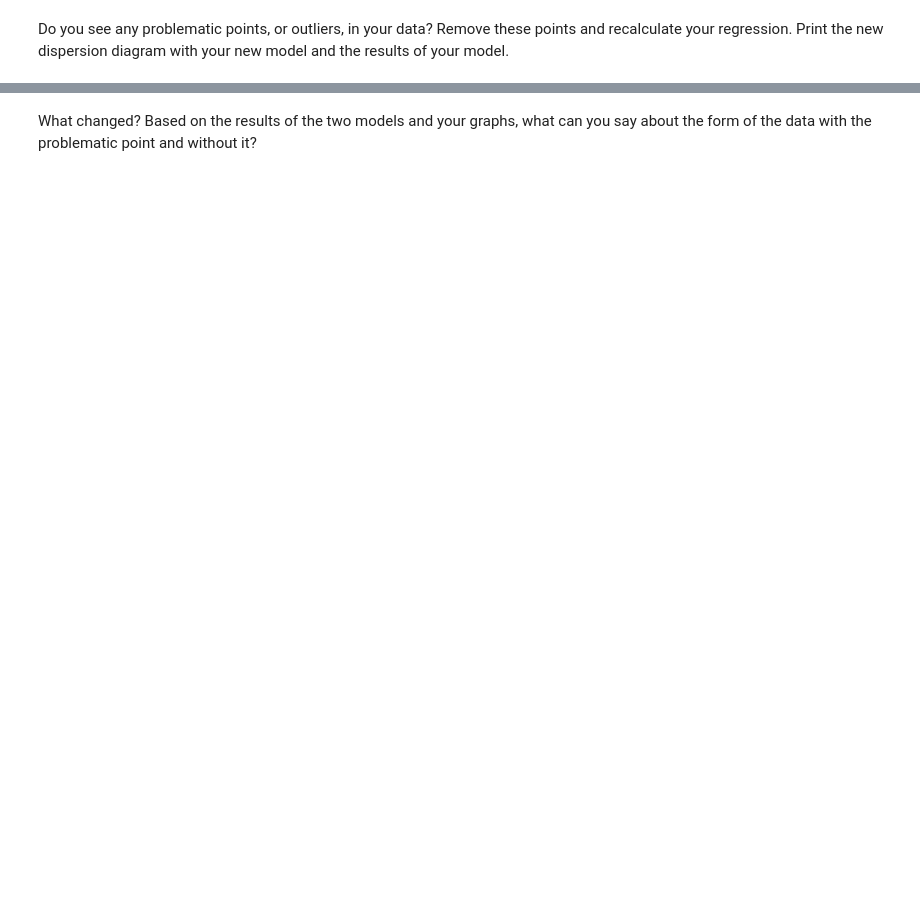
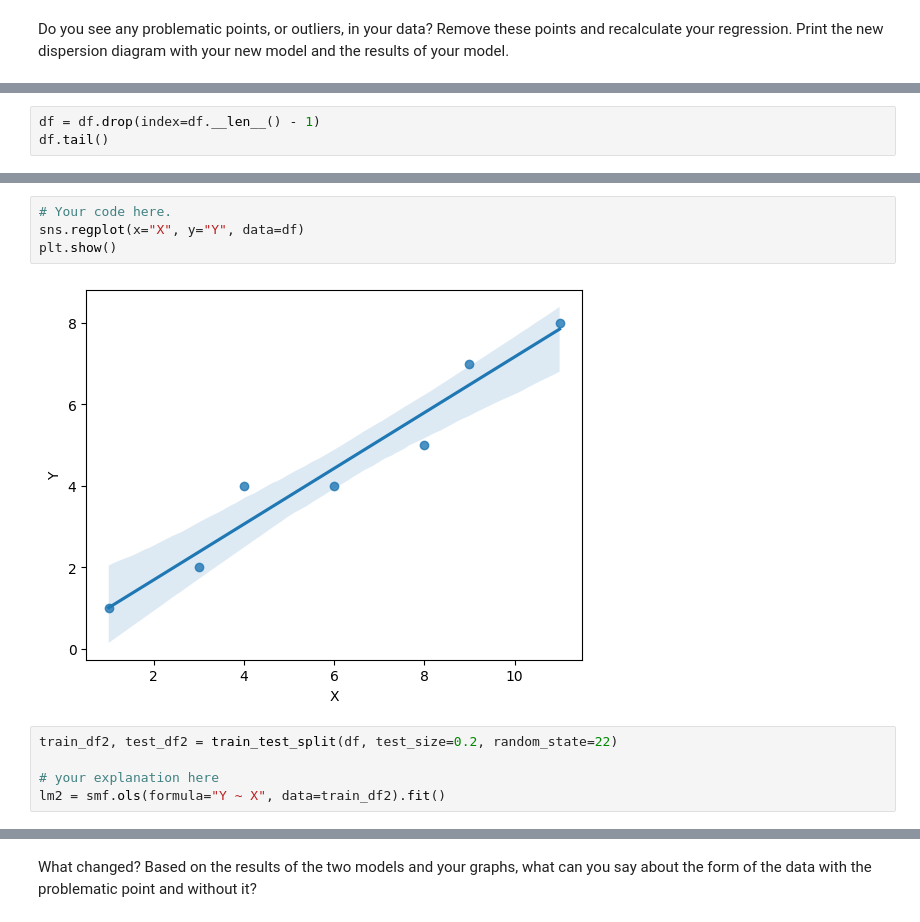
Before and after one commit to ironhack-labs/lab-regression-analysis-en, a Jupyter notebook: your-code/lab-regression-analysis.ipynb, the cells around one changed output, grey strips where cells are left out. Cells and saved outputs as stored; diff of their text form; blank space fills up the shorter version.

```diff
--- a/your-code/lab-regression-analysis.ipynb
+++ b/your-code/lab-regression-analysis.ipynb
@@ -347,0 +407,3 @@ Do you see any problematic points, or outliers, in your data? Remove these point
+# %%
+df = df.drop(index=df.__len__() - 1)
+df.tail()
@@ -347,0 +417,11 @@ Do you see any problematic points, or outliers, in your data? Remove these point
+# %%
+# Your code here.
+sns.regplot(x="X", y="Y", data=df)
+plt.show()
+# %% [output]
+[figure, added]
+# %%
+train_df2, test_df2 = train_test_split(df, test_size=0.2, random_state=22)
+
+# your explanation here
+lm2 = smf.ols(formula="Y ~ X", data=train_df2).fit()
```
Also changed, not shown: parts of 17 cells of this notebook.
